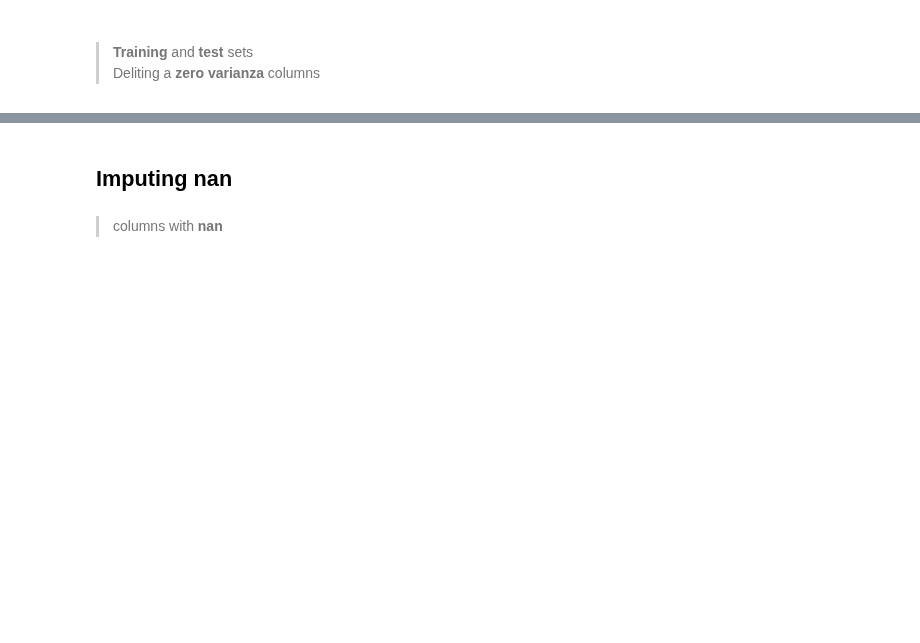
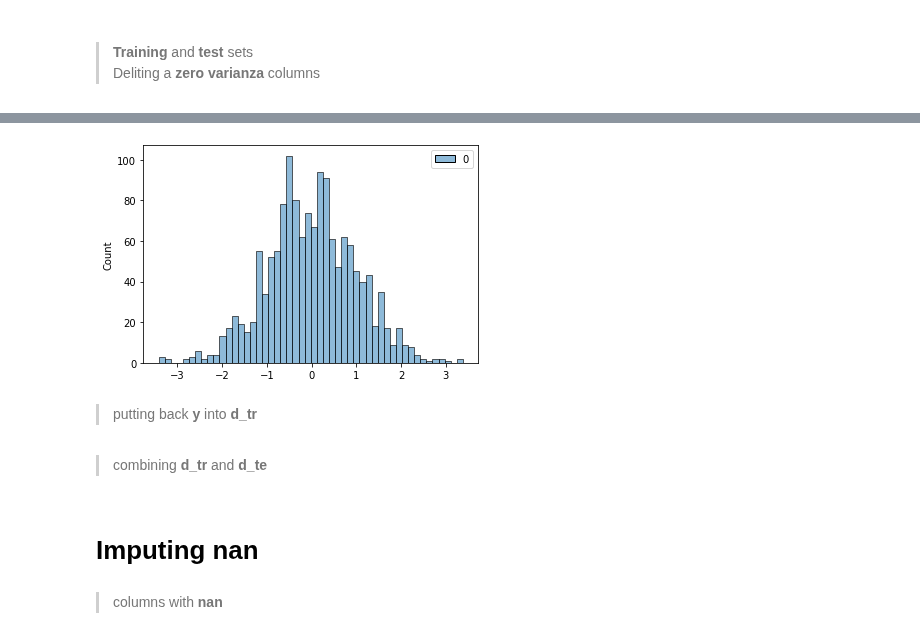
Before and after one commit to antirrabia/Data-Mining, a Jupyter notebook: notebooks/HousePrices(v.2).ipynb, the cells around one changed output, grey strips where cells are left out. Drawn from its saved outputs; the diff is of its cells as text; code cells hidden in the pictures; blank space fills up the shorter version.

```diff
--- a/notebooks/HousePrices(v.2).ipynb
+++ b/notebooks/HousePrices(v.2).ipynb
@@ -43,0 +69,11 @@ raw_columns = set( all_d.columns )
+# %%
+# pipeline to scale and do a powerTransforme on y('SalePrice')
+fix_y = Pipeline([('scaler', RobustScaler()), ('power', PowerTransformer(method='yeo-johnson'))])
+# %%
+y = fix_y.fit_transform(y.values.reshape(-1,1))
+# %%
+sns.histplot(y, bins=50);
+# %% [output]
+[figure, added]
+# %% [markdown]
+> putting back **y** into **d_tr**
@@ -43,0 +82,2 @@ raw_columns = set( all_d.columns )
+# %% [markdown]
+> combining **d_tr** and **d_te**
@@ -44,6 +86,5 @@ raw_columns = set( all_d.columns )
 # %% [markdown]
-###
-## Imputing **nan**
+# Imputing **nan**
 # %% [markdown]
 > columns with **nan**
 # %%
```
Also changed, not shown: parts of 16 cells of this notebook.
